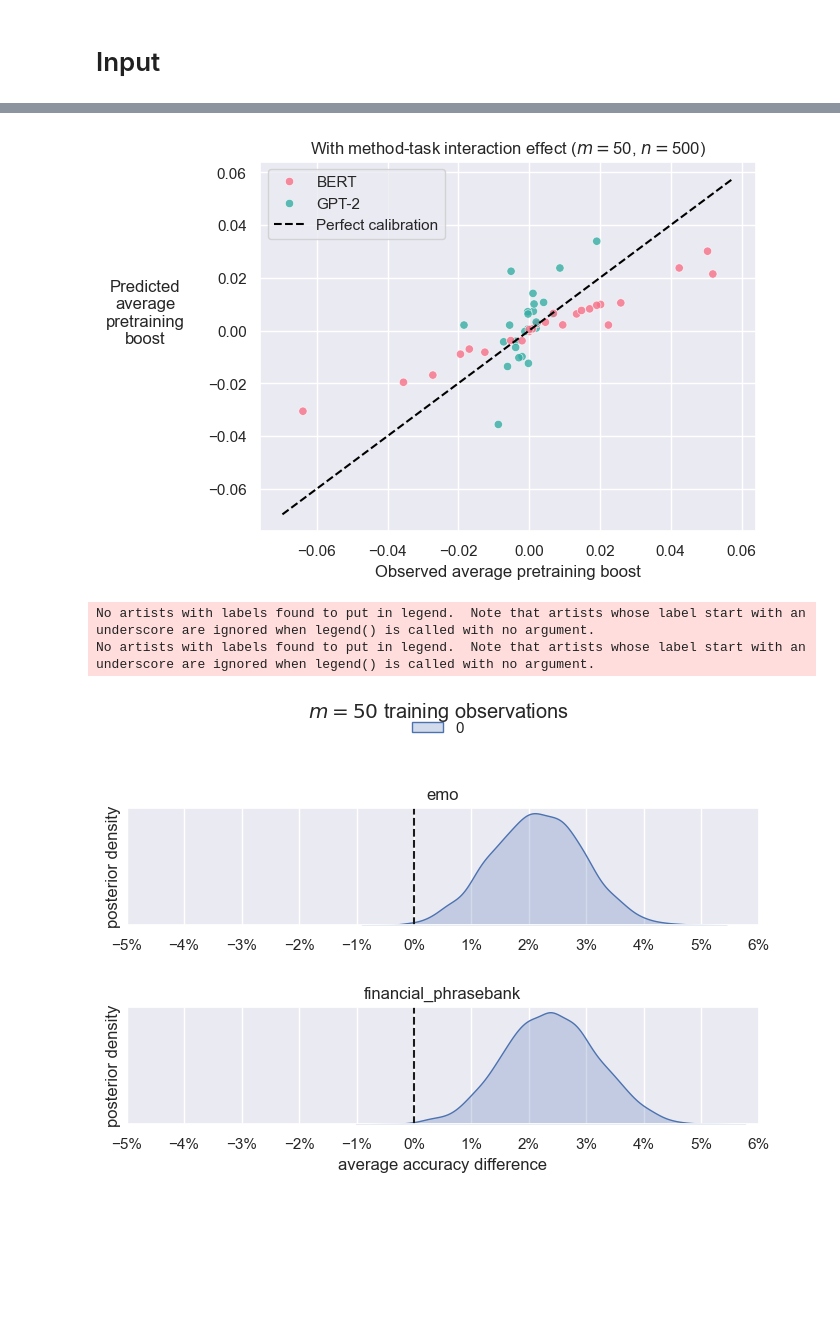
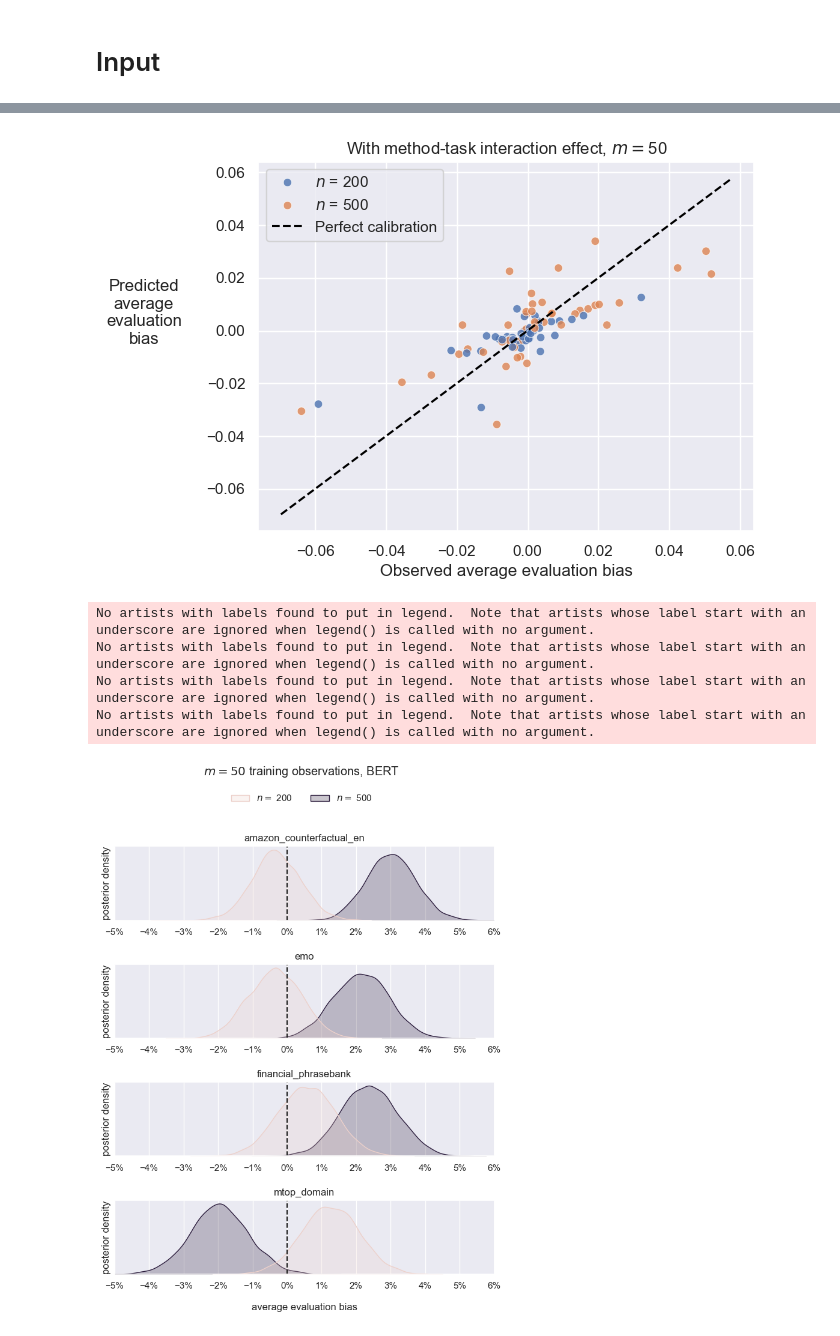
Before and after one commit to kddubey/pretrain-on-test, a Jupyter notebook: analysis/results/posterior_pred_conditional.ipynb, the cells around one changed output, grey strips where cells are left out. Drawn from its saved outputs; the diff is of its cells as text; code cells hidden in the pictures; blank space fills up the shorter version.

Commit message:
update conditional plot

```diff
--- a/analysis/results/posterior_pred_conditional.ipynb
+++ b/analysis/results/posterior_pred_conditional.ipynb
@@ -142 +131,3 @@ shape: (4_000_000, 6)
+# %%
+group = ("num_test", "lm_type", "dataset")
 # %%
@@ -163,9 +156,11 @@ pred_obs = (
 )
 # %%
 def plot_calibration(data: pl.DataFrame) -> plt.Axes:
-    data = data.with_columns(pl.col("lm_type").replace(utils.lm_type_to_name))
-    with sns.color_palette("husl", 2):
-        ax = sns.scatterplot(data=data, x="obs", y="pred", hue="lm_type", alpha=0.8)
+    data = data.with_columns(
+        pl.col("lm_type").replace(utils.lm_type_to_name),
+        pl.col("num_test").replace({num_test: f"$n$ = {num_test}" for num_test in num_tests}),
+    )
+    ax = sns.scatterplot(data=data, x="obs", y="pred", hue="num_test", alpha=0.8)
     xlim = ax.get_xlim()
     plt.plot(xlim, xlim, linestyle="--", color="black", label="Perfect calibration")
     plt.legend()
@@ -184,25 +179,22 @@ ax.set_title(
 # %%
 ax = plot_calibration(pred_obs_effect)
-ax.set_xlabel("Observed average pretraining boost")
+ax.set_xlabel(f"Observed average {effect_name}")
+_effect_name = effect_name.replace(" ", "\n")
 ax.set_ylabel(
-    "Predicted\naverage\npretraining\nboost", rotation="horizontal", labelpad=45
+    f"Predicted\naverage\n{_effect_name}", rotation="horizontal", labelpad=45
 )
 ax.set_title(
-    f"With method-task interaction effect ($m = ${num_train}, $n = ${num_test})"
+    f"With method-task interaction effect, $m = ${num_train}"
 );
 # %% [output]
-[figure, old version]
+[figure, new version]
 # %%
-grouped_preds = (
-    df.group_by("num_test", "lm_type", "dataset", "draw")
-    .mean()
-    .with_columns(
-        ((pl.col("treatment") - pl.col("control")) / num_test).alias("effect")
-    )
-)
+grouped_preds = df_pred.group_by(
+    "num_test", "lm_type", "dataset", "draw", maintain_order=True
+).mean()
 # %%
 lm_type = "bert"
-selected_datasets = ["emo", "financial_phrasebank"]
+selected_datasets = ["amazon_counterfactual_en", "emo", "financial_phrasebank", "mtop_domain"]
 
 fig, axes = plt.subplots(nrows=len(selected_datasets), ncols=1)
 fig.set_size_inches(7, (2 * len(selected_datasets)))
@@ -216,41 +208,44 @@ axes: list[plt.Axes] = [axes] if len(selected_datasets) == 1 else axes
 for subplot_idx, dataset in enumerate(selected_datasets):
     ax = axes[subplot_idx]
     _ = ax.set_xlim(xlim)
-    effect = grouped_preds.filter(
+    data = grouped_preds.filter(
         (pl.col("lm_type") == lm_type).and_(pl.col("dataset") == dataset)
-    ).select("effect")
-    _ = sns.kdeplot(ax=ax, data=effect, fill=True)
+    ).select(pl.col("num_test"), pl.col("acc_diff"))
+    _ = sns.kdeplot(ax=ax, data=data, x="acc_diff", hue="num_test", fill=True)
     ax.axvline(0, linestyle="dashed", color="k")
+    _ = ax.set_xlabel("")
     _ = ax.set_ylabel("posterior density")
     _ = ax.set_yticks([])
     _ = ax.set_xticks(xticks)
     ax.xaxis.set_major_formatter(mtick.PercentFormatter(xmax=1, decimals=0))
     _ = ax.set_title(
         # f"$m={{{num_train}}}$ training observations, "
         # f"$n={{{num_test}}}$ test observations"
         dataset
     )
 
-_ = ax.set_xlabel("average accuracy difference")
+_ = ax.set_xlabel(f"average {effect_name}", labelpad=15)
 
 title_y_pos = 1.07 if thingy == "regular" else 1.25
-fig.suptitle(title, y=title_y_pos)
+fig.suptitle(f"{title}, {utils.lm_type_to_name[lm_type]}", y=title_y_pos)
 
 fig.legend(
-    handles=reversed(ax.legend_.legend_handles),
-    labels=reversed([t.get_text() for t in ax.legend_.get_texts()]),
+    handles=ax.legend_.legend_handles,
+    labels=[f"$n =$ {t.get_text()}" for t in ax.legend_.get_texts()],
     ncol=2,
     loc="center",
     frameon=False,
     bbox_to_anchor=(0.5, 1.0),
 )
 
 for ax in axes:
     ax.legend().set_visible(False)
 
 fig.tight_layout()
 plt.subplots_adjust(bottom=0.01)
 # %% [output]
 No artists with labels found to put in legend.  Note that artists whose label start with an underscore are ignored when legend() is called with no argument.
 No artists with labels found to put in legend.  Note that artists whose label start with an underscore are ignored when legend() is called with no argument.
+No artists with labels found to put in legend.  Note that artists whose label start with an underscore are ignored when legend() is called with no argument.
+No artists with labels found to put in legend.  Note that artists whose label start with an underscore are ignored when legend() is called with no argument.
-[figure, old version]
+[figure, new version]
```
Also changed, not shown: parts of 13 cells of this notebook.
